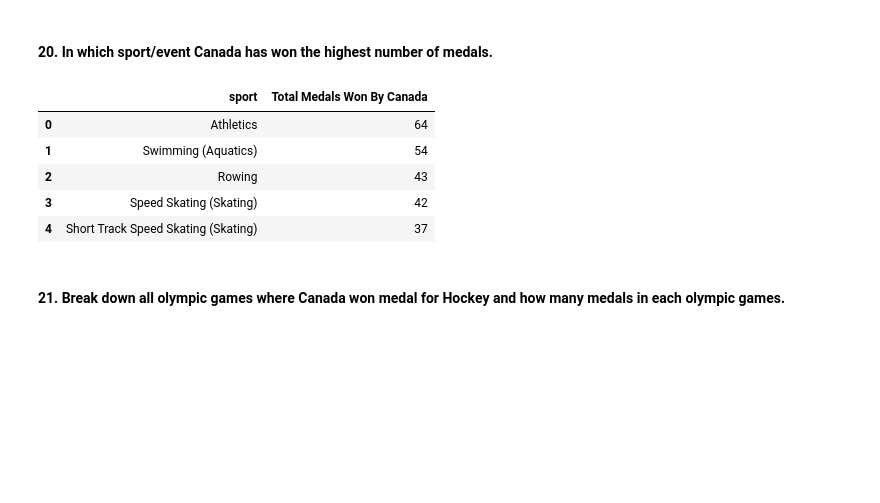
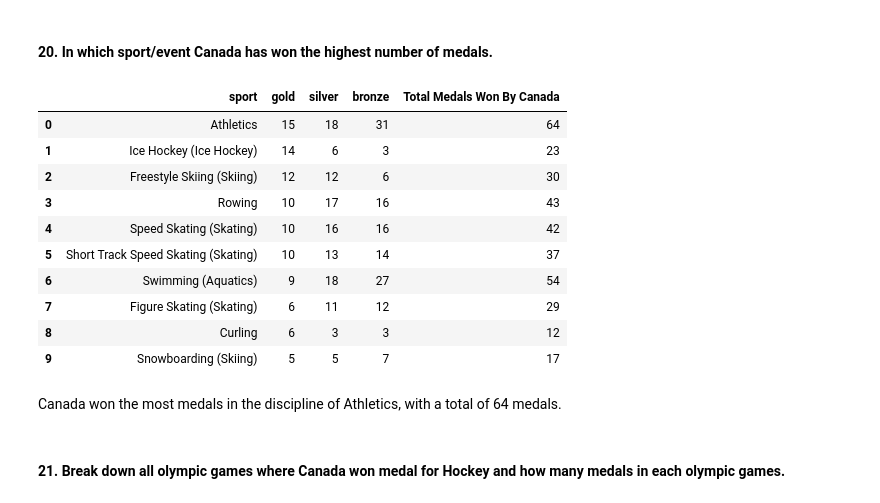
Before and after one commit to chanronnie/Olympics, a Jupyter notebook: analysis/olympics_analysis.ipynb, the cells around one changed output. Saved outputs shown, nothing was run; the diff lists cells and outputs as text; code cells hidden in the pictures; blank space fills up the shorter version.

```diff
--- a/analysis/olympics_analysis.ipynb
+++ b/analysis/olympics_analysis.ipynb
@@ -954,36 +993,46 @@ ORDER BY country
 # %%
 pd.read_sql("""
 WITH count_medals_cte AS
 (
     -- Partition the dataset by country, specific games, events and medals
 
     SELECT
         n.country,
         h.game,
         h.sport,
         h.event,
         h.medal,
         ROW_NUMBER() OVER (PARTITION BY h.noc, h.game, h.event, h.medal) AS rk
     FROM olympics.olympic_history_cleaned h
     JOIN olympics.noc_countries n ON h.noc = n.noc
     WHERE h.event LIKE '%(Olympic)%'
 )
 SELECT
     sport,
+    SUM(CASE WHEN medal = 'Gold' THEN 1 ELSE 0 END) AS gold,
+    SUM(CASE WHEN medal = 'Silver' THEN 1 ELSE 0 END) AS silver,
+    SUM(CASE WHEN medal = 'Bronze' THEN 1 ELSE 0 END) AS bronze,
     COUNT(medal) AS "Total Medals Won By Canada"
 FROM count_medals_cte
 WHERE rk = 1 AND country = 'Canada'
 GROUP BY country, sport
-ORDER BY COUNT(medal) DESC
-LIMIT 5
+ORDER BY gold DESC, COUNT(medal) DESC
+LIMIT 10
 """, conn)
 # %% [output]
-|  | sport | Total Medals Won By Canada |
-| 0 | Athletics | 64 |
-| 1 | Swimming (Aquatics) | 54 |
-| 2 | Rowing | 43 |
-| 3 | Speed Skating (Skating) | 42 |
-| 4 | Short Track Speed Skating (Skating) | 37 |
+|  | sport | gold | silver | bronze | Total Medals Won By Canada |
+| 0 | Athletics | 15 | 18 | 31 | 64 |
+| 1 | Ice Hockey (Ice Hockey) | 14 | 6 | 3 | 23 |
+| 2 | Freestyle Skiing (Skiing) | 12 | 12 | 6 | 30 |
+| 3 | Rowing | 10 | 17 | 16 | 43 |
+| 4 | Speed Skating (Skating) | 10 | 16 | 16 | 42 |
+| 5 | Short Track Speed Skating (Skating) | 10 | 13 | 14 | 37 |
+| 6 | Swimming (Aquatics) | 9 | 18 | 27 | 54 |
+| 7 | Figure Skating (Skating) | 6 | 11 | 12 | 29 |
+| 8 | Curling | 6 | 3 | 3 | 12 |
+| 9 | Snowboarding (Skiing) | 5 | 5 | 7 | 17 |
+# %% [markdown]
+Canada won the most medals in the discipline of Athletics, with a total of 64 medals.
 # %% [markdown]
 #### 21. Break down all olympic games where Canada won medal for Hockey and how many medals in each olympic games.
 # %%
```
Also changed, not shown: parts of 12 cells of this notebook.
